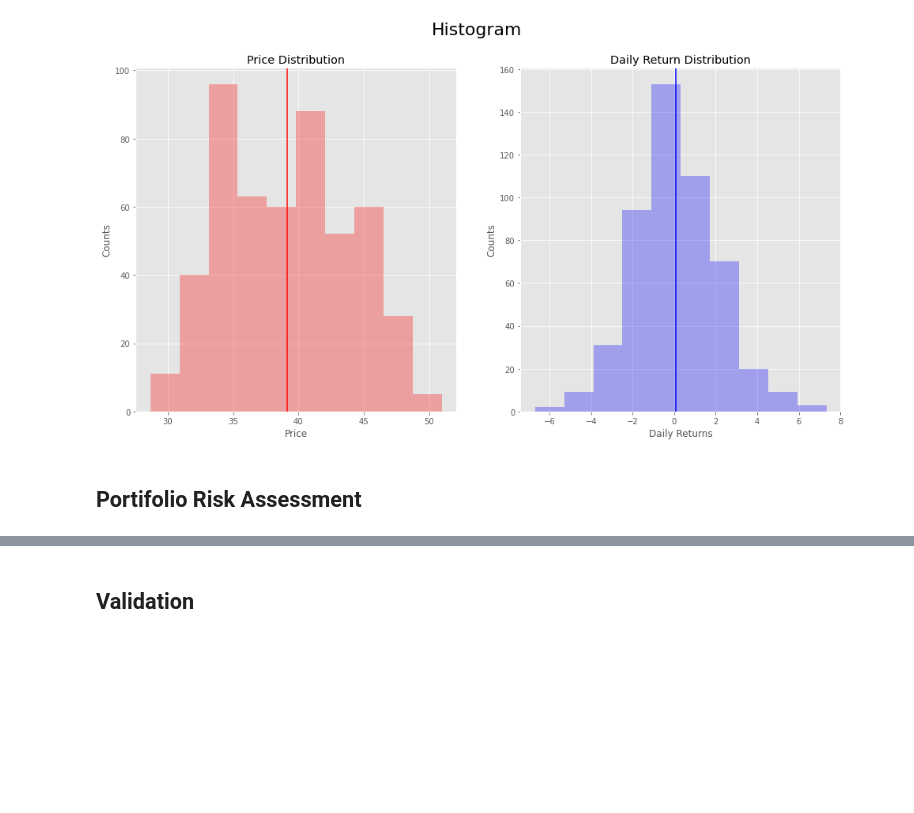
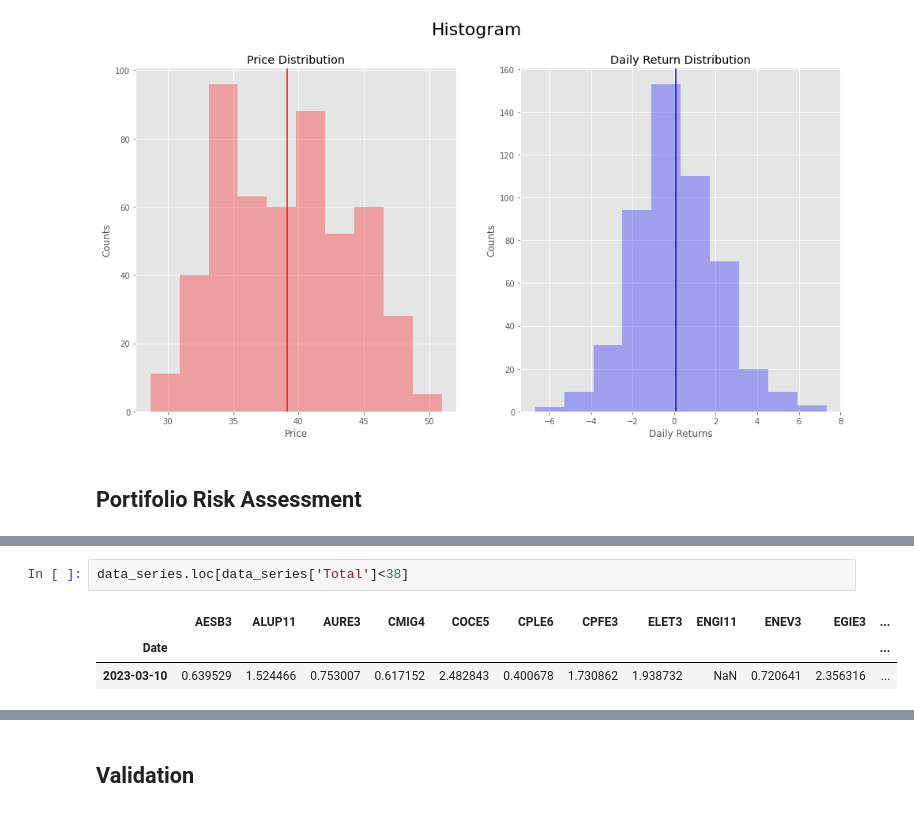
Before and after one commit to IsraelFPM/Risk-Analysis, a Jupyter notebook: ValueAtRisk.ipynb, the cells around one changed output, grey strips where cells are left out. Drawn from its saved outputs; the diff is of its cells as text; blank space fills up the shorter version.

```diff
--- a/ValueAtRisk.ipynb
+++ b/ValueAtRisk.ipynb
@@ -129,0 +170,6 @@ for stock in stocks:
+# %%
+data_series.loc[data_series['Total']<38]
+# %% [output]
+|  | AESB3 | ALUP11 | AURE3 | CMIG4 | COCE5 | CPLE6 | CPFE3 | ELET3 | ENGI11 | ENEV3 | EGIE3 | ... |
+| Date |  |  |  |  |  |  |  |  |  |  |  | ... |
+| 2023-03-10 | 0.639529 | 1.524466 | 0.753007 | 0.617152 | 2.482843 | 0.400678 | 1.730862 | 1.938732 | NaN | 0.720641 | 2.356316 | ... |
```
Also changed, not shown: parts of 12 cells of this notebook.
